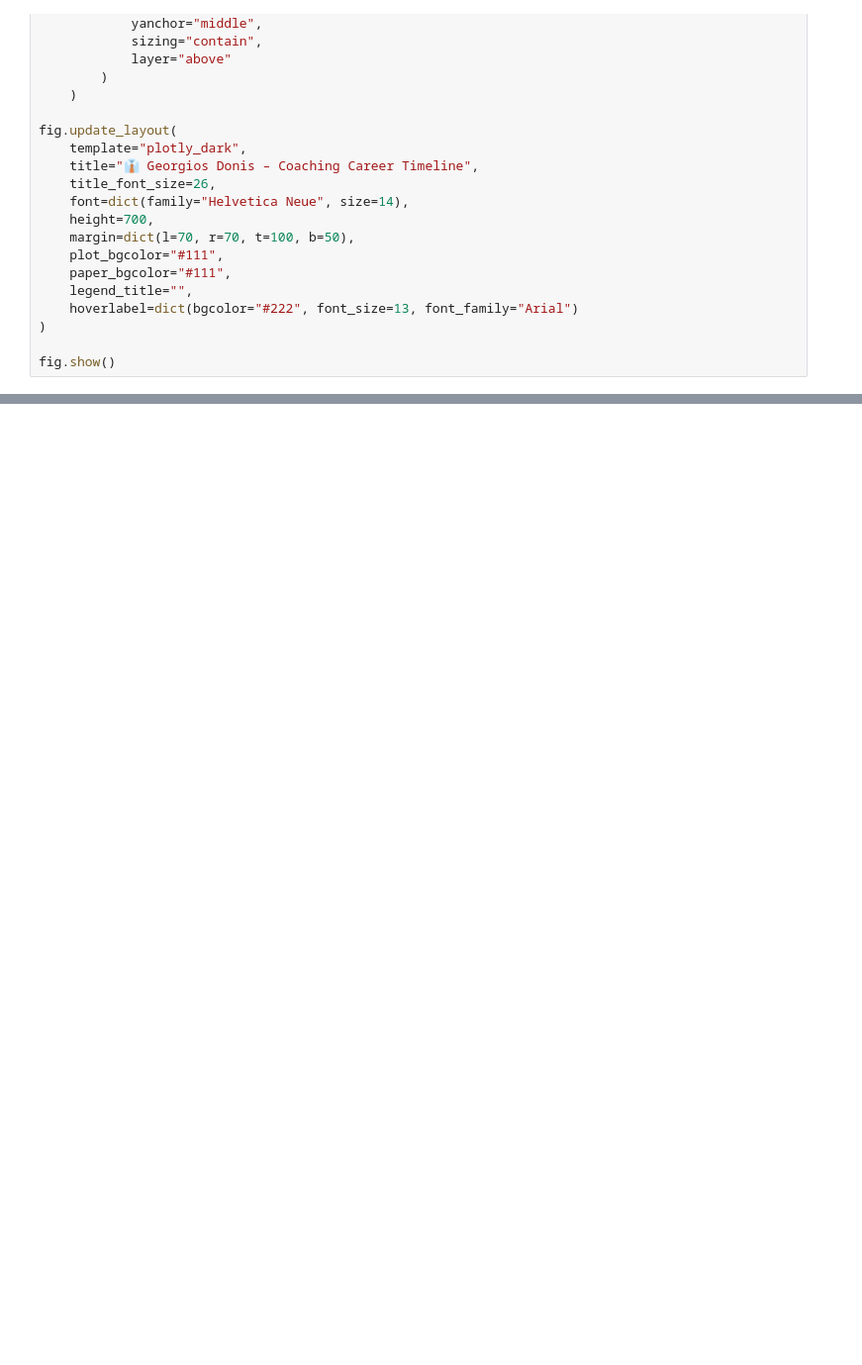
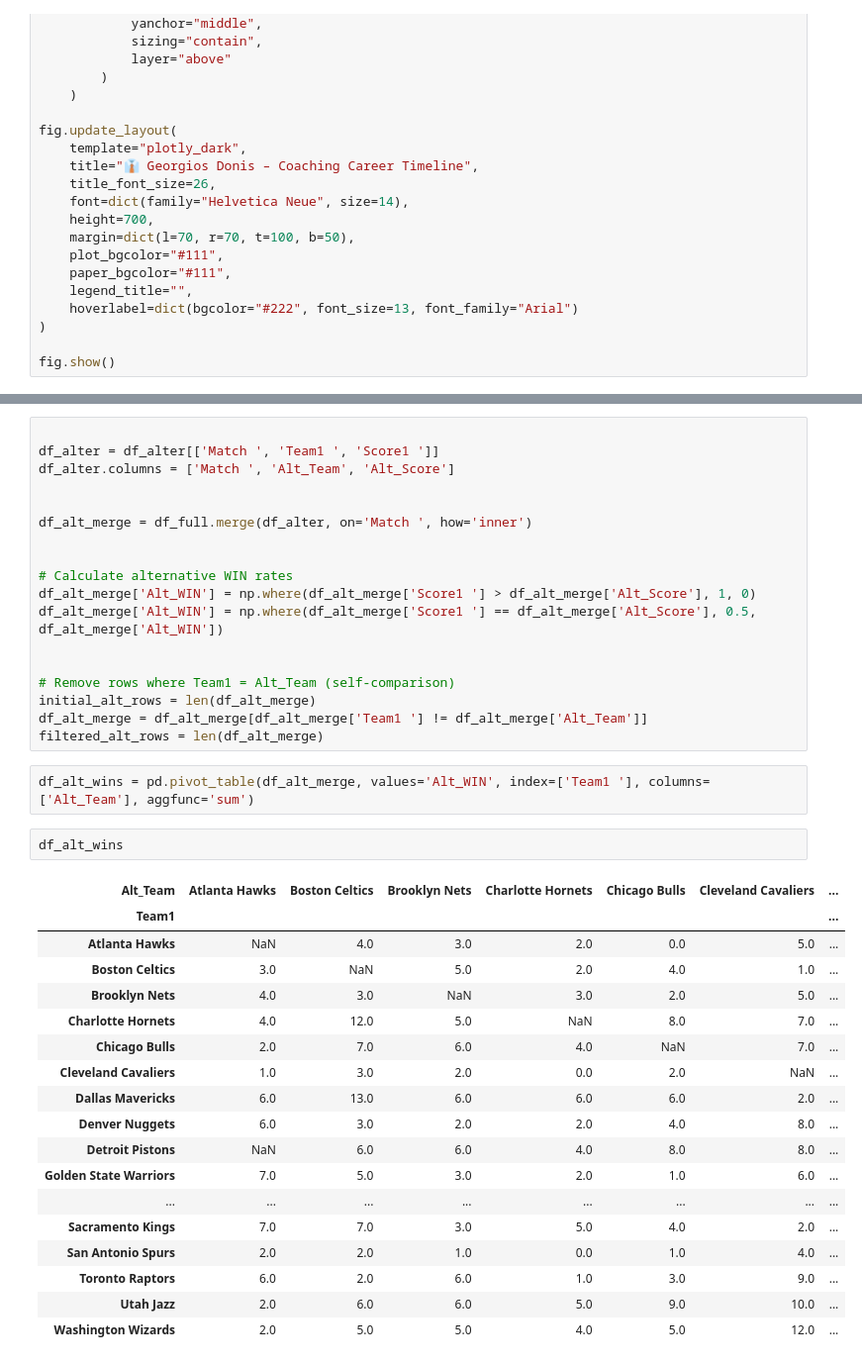
Before and after one commit to oruppelt/stats-app-backend, a Jupyter notebook: test.ipynb, the cells around one changed output, grey strips where cells are left out. Shown at 99% size. Cells and saved outputs as stored; diff of their text form; blank space fills up the shorter version.

```diff
--- a/test.ipynb
+++ b/test.ipynb
@@ -781,0 +833,41 @@ fig.show()
+# %%
+
+df_alter = df_alter[['Match ', 'Team1 ', 'Score1 ']]
+df_alter.columns = ['Match ', 'Alt_Team', 'Alt_Score']
+
+
+df_alt_merge = df_full.merge(df_alter, on='Match ', how='inner')
+
+
+# Calculate alternative WIN rates
+df_alt_merge['Alt_WIN'] = np.where(df_alt_merge['Score1 '] > df_alt_merge['Alt_Score'], 1, 0)
+df_alt_merge['Alt_WIN'] = np.where(df_alt_merge['Score1 '] == df_alt_merge['Alt_Score'], 0.5, df_alt_merge['Alt_WIN'])
+
+
+# Remove rows where Team1 = Alt_Team (self-comparison)
+initial_alt_rows = len(df_alt_merge)
+df_alt_merge = df_alt_merge[df_alt_merge['Team1 '] != df_alt_merge['Alt_Team']]
+filtered_alt_rows = len(df_alt_merge)
+# %%
+df_alt_wins = pd.pivot_table(df_alt_merge, values='Alt_WIN', index=['Team1 '], columns=['Alt_Team'], aggfunc='sum')
+# %%
+df_alt_wins
+# %% [output]
+| Alt_Team | Atlanta Hawks | Boston Celtics | Brooklyn Nets | Charlotte Hornets | Chicago Bulls | Cleveland Cavaliers | ... |
+| Team1 |  |  |  |  |  |  | ... |
+| Atlanta Hawks | NaN | 4.0 | 3.0 | 2.0 | 0.0 | 5.0 | ... |
+| Boston Celtics | 3.0 | NaN | 5.0 | 2.0 | 4.0 | 1.0 | ... |
+| Brooklyn Nets | 4.0 | 3.0 | NaN | 3.0 | 2.0 | 5.0 | ... |
+| Charlotte Hornets | 4.0 | 12.0 | 5.0 | NaN | 8.0 | 7.0 | ... |
+| Chicago Bulls | 2.0 | 7.0 | 6.0 | 4.0 | NaN | 7.0 | ... |
+| Cleveland Cavaliers | 1.0 | 3.0 | 2.0 | 0.0 | 2.0 | NaN | ... |
+| Dallas Mavericks | 6.0 | 13.0 | 6.0 | 6.0 | 6.0 | 2.0 | ... |
+| Denver Nuggets | 6.0 | 3.0 | 2.0 | 2.0 | 4.0 | 8.0 | ... |
+| Detroit Pistons | NaN | 6.0 | 6.0 | 4.0 | 8.0 | 8.0 | ... |
+| Golden State Warriors | 7.0 | 5.0 | 3.0 | 2.0 | 1.0 | 6.0 | ... |
+| ... | ... | ... | ... | ... | ... | ... | ... |
+| Sacramento Kings | 7.0 | 7.0 | 3.0 | 5.0 | 4.0 | 2.0 | ... |
+| San Antonio Spurs | 2.0 | 2.0 | 1.0 | 0.0 | 1.0 | 4.0 | ... |
+| Toronto Raptors | 6.0 | 2.0 | 6.0 | 1.0 | 3.0 | 9.0 | ... |
+| Utah Jazz | 2.0 | 6.0 | 6.0 | 5.0 | 9.0 | 10.0 | ... |
+| Washington Wizards | 2.0 | 5.0 | 5.0 | 4.0 | 5.0 | 12.0 | ... |
```
Also changed, not shown: parts of 15 cells of this notebook, 1 other file.
